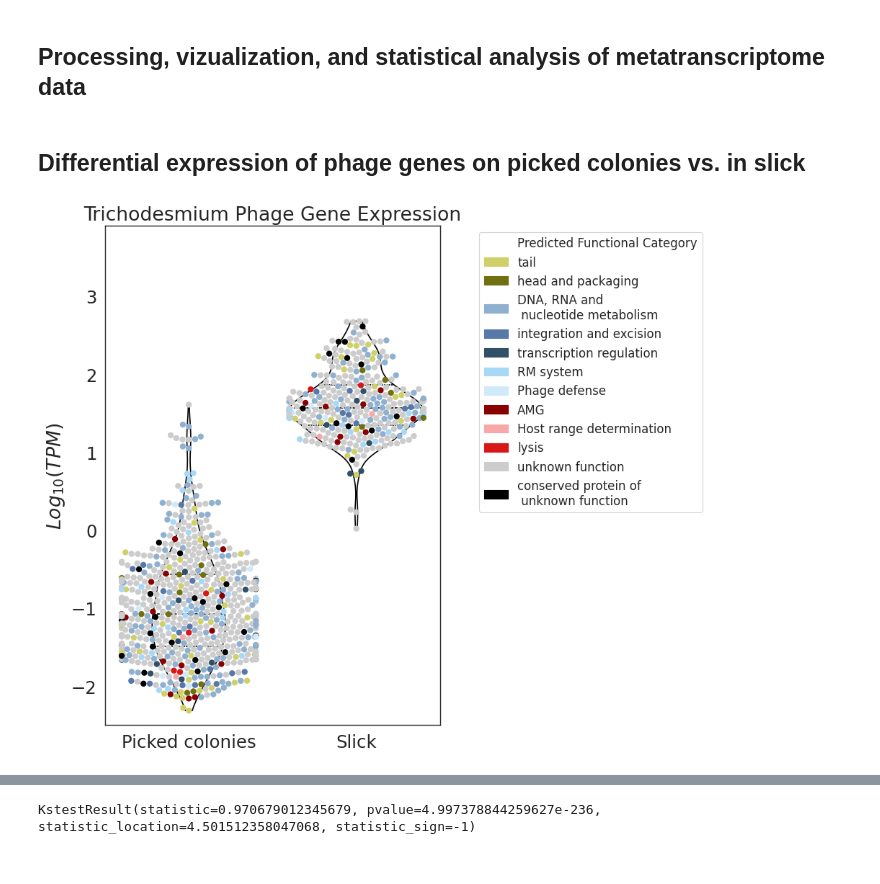
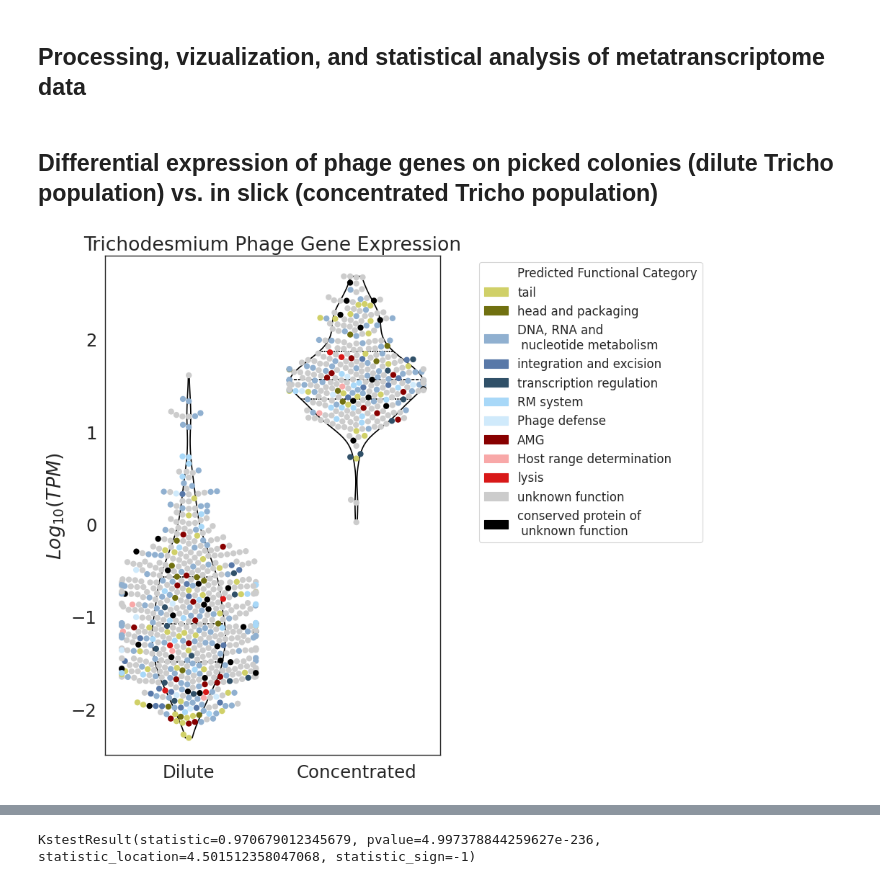
Before and after one commit to annikagomez/T.NPSG-analysis, a Jupyter notebook: fig_2_metaT.ipynb, the cells around one changed output, grey strips where cells are left out. Drawn from its saved outputs; the diff is of its cells as text; code cells hidden in the pictures.

```diff
--- a/fig_2_metaT.ipynb
+++ b/fig_2_metaT.ipynb
@@ -26,10 +26,10 @@ ncbi = NCBITaxa()
 # %%
 #Standardize figure aesthetics and save dictionary of sample types
 sns.set_theme(context = 'paper',style='white',font_scale=2)
-sample_dict = {'SS0122_S12':'Picked colonies','SS0123_S13':'Picked colonies','SS0125_S15':'Picked colonies','SS0126_S16':'Picked colonies',
-               'SS0124_S14':'Slick','SS0127_S17':'Slick'}
+sample_dict = {'SS0122_S12':'Dilute','SS0123_S13':'Dilute','SS0125_S15':'Dilute','SS0126_S16':'Dilute',
+               'SS0124_S14':'Concentrated','SS0127_S17':'Concentrated'}
 # %% [markdown]
-## Differential expression of phage genes on picked colonies vs. in slick
+## Differential expression of phage genes on picked colonies (dilute Tricho population) vs. in slick (concentrated Tricho population)
 # %%
 ##Read in BWA mapping to virus genome
 slick_annotations = pd.read_csv('annotation_files/unified_annotations_slick.csv').dropna(how='all',axis=1)
@@ -77,23 +77,23 @@ tpm_stacked.loc[:,'function'] = tpm_stacked['cds_id'].map(slick_annotations['fun
 # %%
 fig, ax = plt.subplots(figsize=(6,9))
 g = sns.swarmplot(data=tpm_stacked,x='source',y='log_tpm',hue='function',palette=function_palette,ax=ax,legend=False,s=6)
 j = sns.violinplot(data=tpm_stacked,x='source',y='log_tpm',ax=ax,cut=0,fill=False,inner="quart",color='black')
 handles1 = []
 handles1.append(Patch(color='#FFFFFF00',label='Predicted Functional Category'))
 for i in function_palette.keys():
     if i == 'conserved protein of unknown function':
         handles1.append(Patch(color=function_palette[i],label='conserved protein of \n unknown function'))
     elif i == 'DNA, RNA and nucleotide metabolism':
         handles1.append(Patch(color=function_palette[i],label='DNA, RNA and \n nucleotide metabolism'))
     elif i == 'auxiliary metabolism, host takeover':
         handles1.append(Patch(color=function_palette[i],label='AMG'))
     else:
         handles1.append(Patch(color=function_palette[i],label=i))
 first_legend = ax.legend(handles=handles1, bbox_to_anchor=(1.8,1), loc="upper right",fontsize=12)
-ax.set_ylim(-2.5,3.9)
+ax.set_ylim(-2.5,2.9)
 g.set_ylabel('$Log_{10}(TPM)$')
 g.set_xlabel('')
 g.set_title('Trichodesmium Phage Gene Expression')
 plt.savefig('output_figures/fig2a_phage_metaT_swarm.svg',transparent=True,bbox_inches='tight')
 # %% [output]
-[figure, old version]
+[figure, new version]
```
Also changed, not shown: parts of 16 cells of this notebook, 15 other files.
